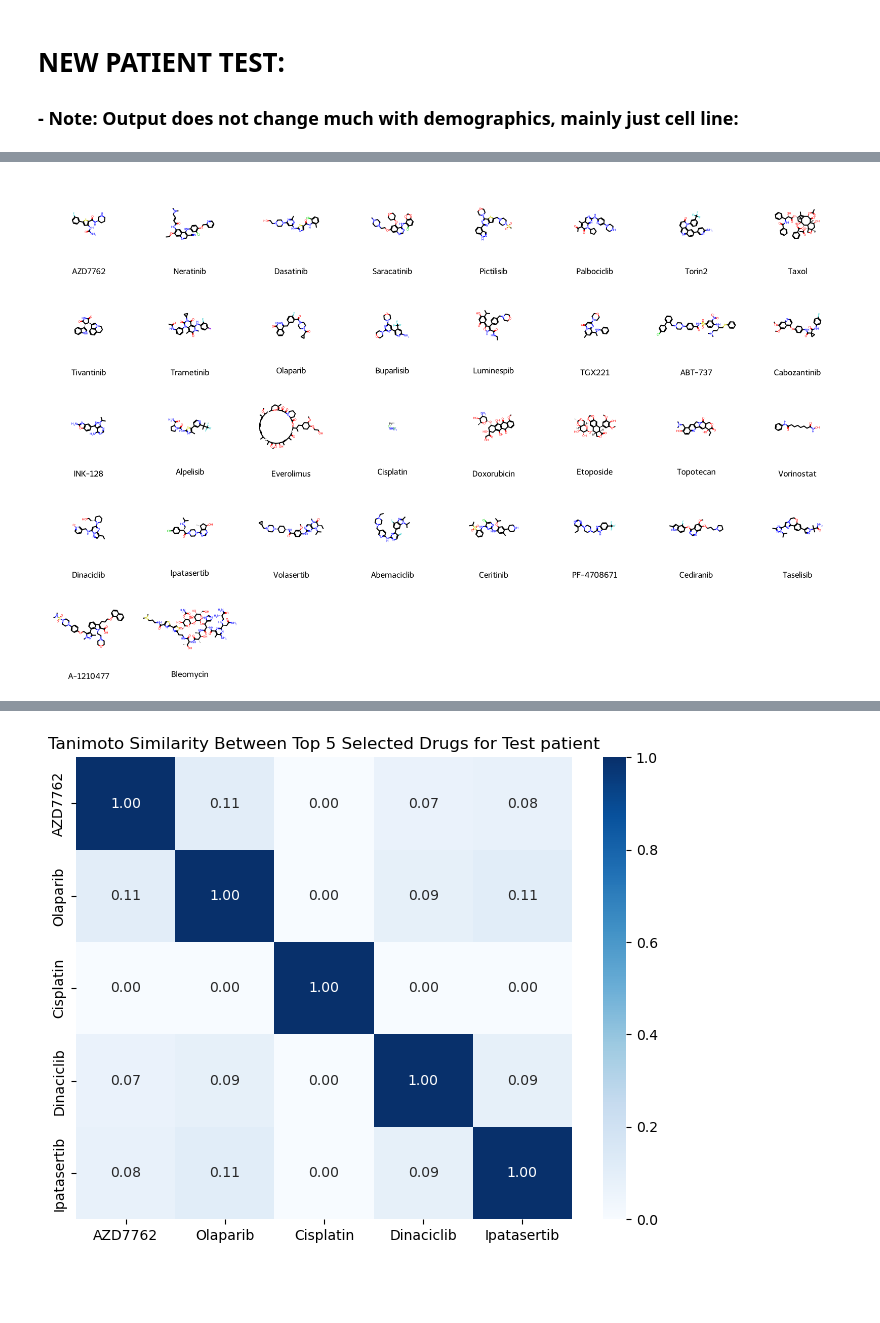
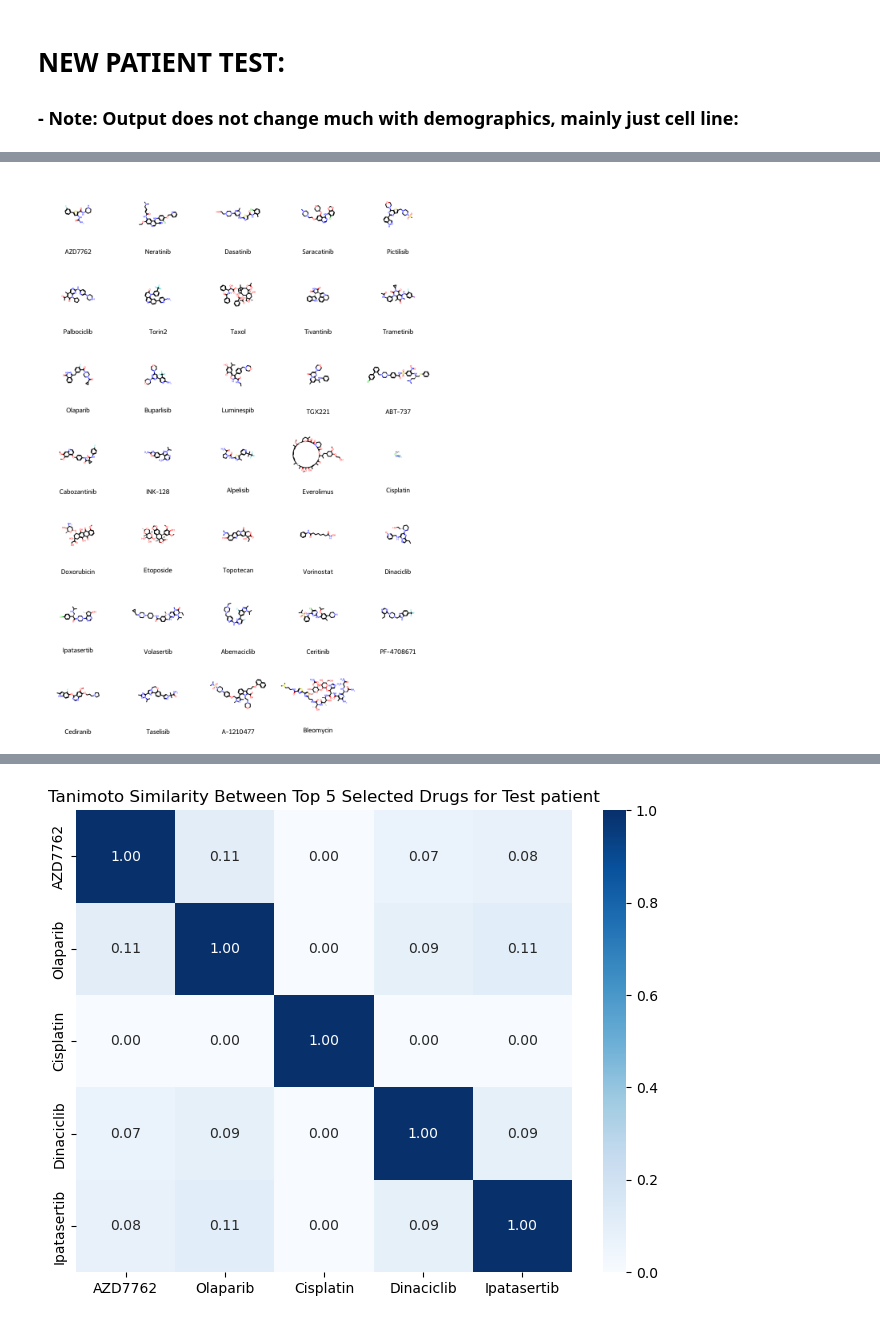
Before and after one commit to Sammccarthypotter/Data_277_-Cancer, a Jupyter notebook: Best_chemical_dosage_per_patient.ipynb, the cells around one changed output, grey strips where cells are left out. Drawn from its saved outputs; the diff is of its cells as text; code cells hidden in the pictures; blank space fills up the shorter version.

```diff
--- a/Best_chemical_dosage_per_patient.ipynb
+++ b/Best_chemical_dosage_per_patient.ipynb
@@ -481,24 +605,24 @@ SmallMolecules = SmallMolecules[columns]
 # %%
 from rdkit import Chem
 from rdkit.Chem import Draw
 
 # Prepare molecules and names
 mols = [Chem.MolFromSmiles(smiles) for smiles in SmallMolecules["SMILES"]]
 names = SmallMolecules["Name"].tolist()
 
 # Create image with names as legends
 img = Draw.MolsToGridImage(
     mols,
     legends=names,
-    molsPerRow=8,  # Adjust for layout, e.g. 5 columns x 7 rows
-    subImgSize=(200, 200)  # Size of each molecule image
+    molsPerRow=5,  # Adjust for layout, e.g. 5 columns x 7 rows
+    subImgSize=(200,200)  # Size of each molecule image
 )
 
 # Show the image (in Jupyter)
 from IPython.display import display
 display(img)
 # %% [output]
-[figure, old version]
+[figure, new version]
 # %%
 SmallMolecules["Fingerprint"] = pd.Series(mols).apply(lambda mol: AllChem.GetMorganFingerprintAsBitVect(mol, radius=10, nBits=2048))
 # %% [output]
```
Also changed, not shown: parts of 38 cells of this notebook.
